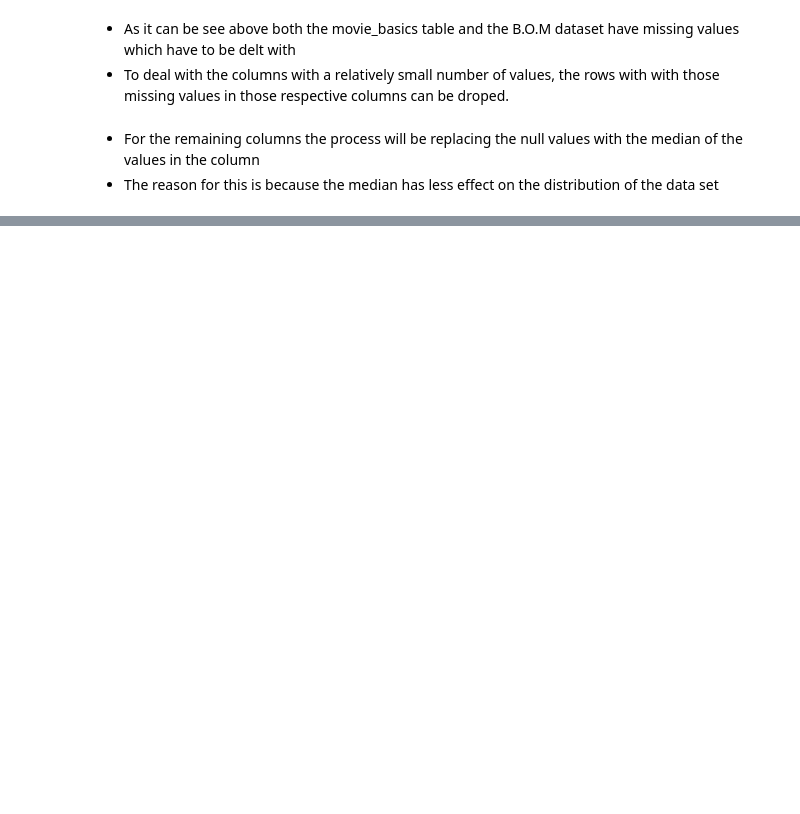
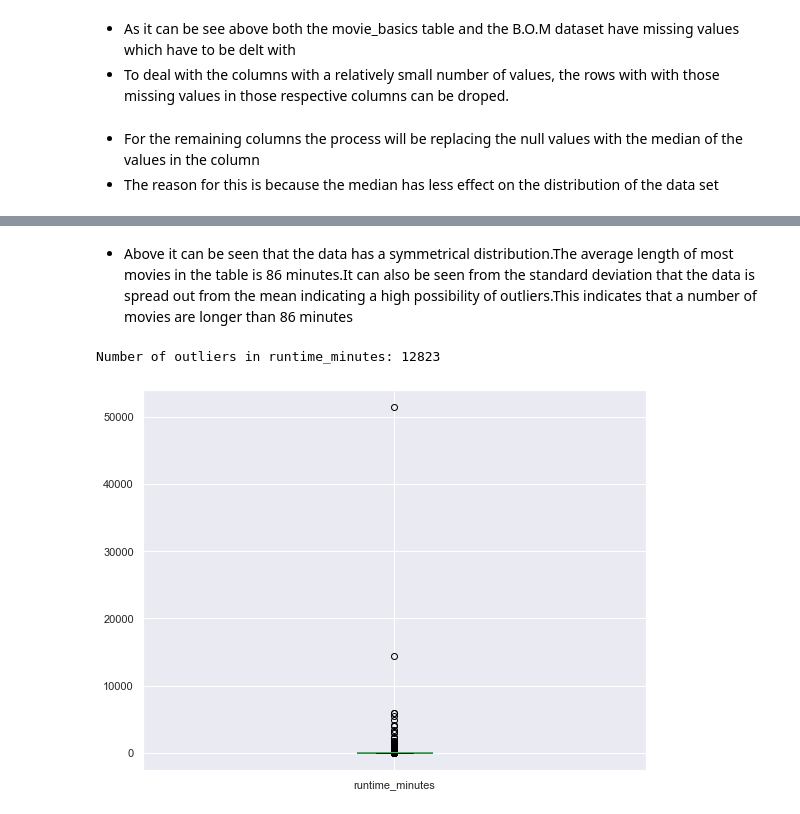
Before and after one commit to Mponziii/Microsoft-Movie-Studio-Project, a Jupyter notebook: student.ipynb, the cells around one changed output, grey strips where cells are left out. Cells and saved outputs as stored; diff of their text form; code cells hidden in the pictures; blank space fills up the shorter version.

```diff
--- a/student.ipynb
+++ b/student.ipynb
@@ -346,0 +397,16 @@ basic['runtime_minutes'].fillna(basic['runtime_minutes'].median(), inplace=True)
+# %% [markdown]
+* Above it can be seen that the data has a symmetrical distribution.The average length of most movies in the table is 86 minutes.It can also be seen from the standard deviation that the data is spread out from the mean indicating a high possibility of outliers.This indicates that a number of movies are longer than 86 minutes
+# %%
+# Make a boxplot to see if they're any outliers
+basic['runtime_minutes'].plot.box(figsize=(9,7))
+
+# Find the number of outliers
+tf = basic['runtime_minutes'].quantile(.25)
+sf = basic['runtime_minutes'].quantile(.75)
+IQR = sf - tf
+outliers = basic[(basic.runtime_minutes < tf - 1.5* IQR)  |
+                    (basic.runtime_minutes > sf + 1.5 * IQR) ]
+print('Number of outliers in runtime_minutes: ' + str(outliers.runtime_minutes.count()))
+# %% [output]
+Number of outliers in runtime_minutes: 12823
+[figure, added]
```
Also changed, not shown: parts of 41 cells of this notebook, 1 other file.
